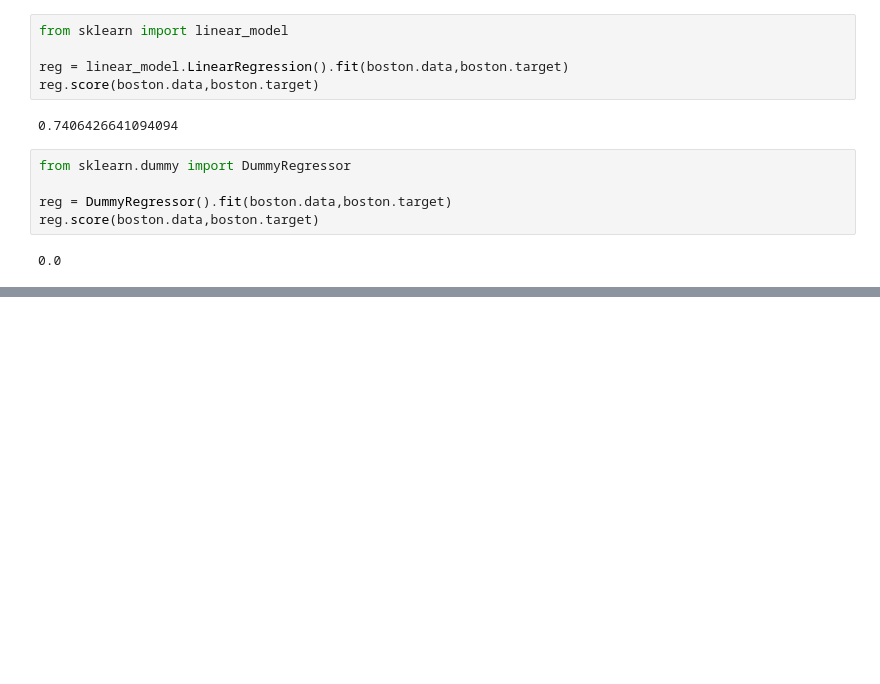
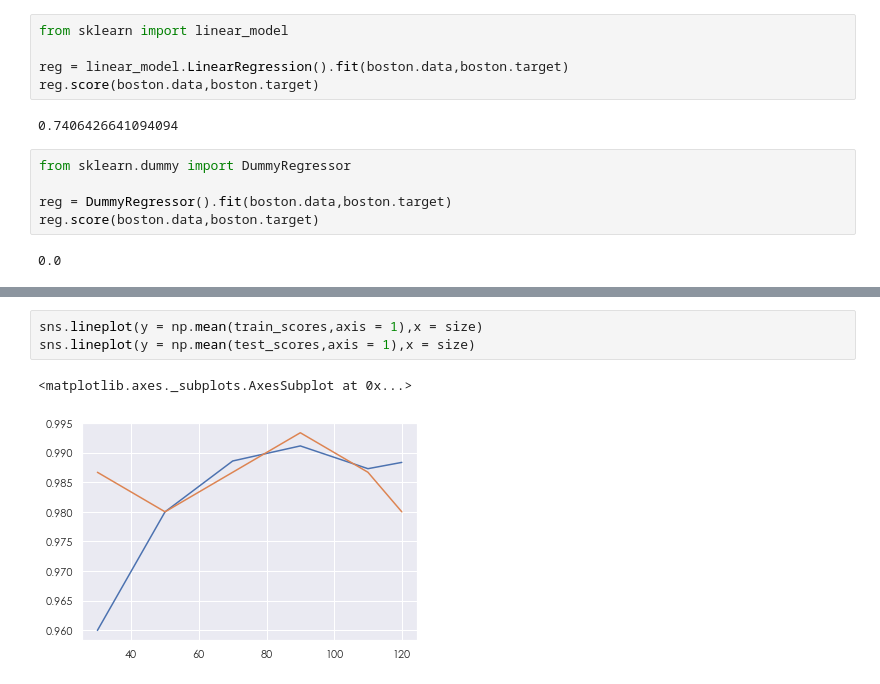
Before and after one commit to IamZY/DataAnalysis, a Jupyter notebook: pandas/Python数据挖掘.ipynb, the cells around one changed output, grey strips where cells are left out. Cells and saved outputs as stored; diff of their text form; blank space fills up the shorter version.

```diff
--- a/pandas/Python数据挖掘.ipynb
+++ b/pandas/Python数据挖掘.ipynb
@@ -1352,0 +1639,6 @@ reg.score(boston.data,boston.target)
+# %%
+sns.lineplot(y = np.mean(train_scores,axis = 1),x = size)
+sns.lineplot(y = np.mean(test_scores,axis = 1),x = size)
+# %% [output]
+<matplotlib.axes._subplots.AxesSubplot at 0x...>
+[figure, added]
```
Also changed, not shown: parts of 69 cells of this notebook.
